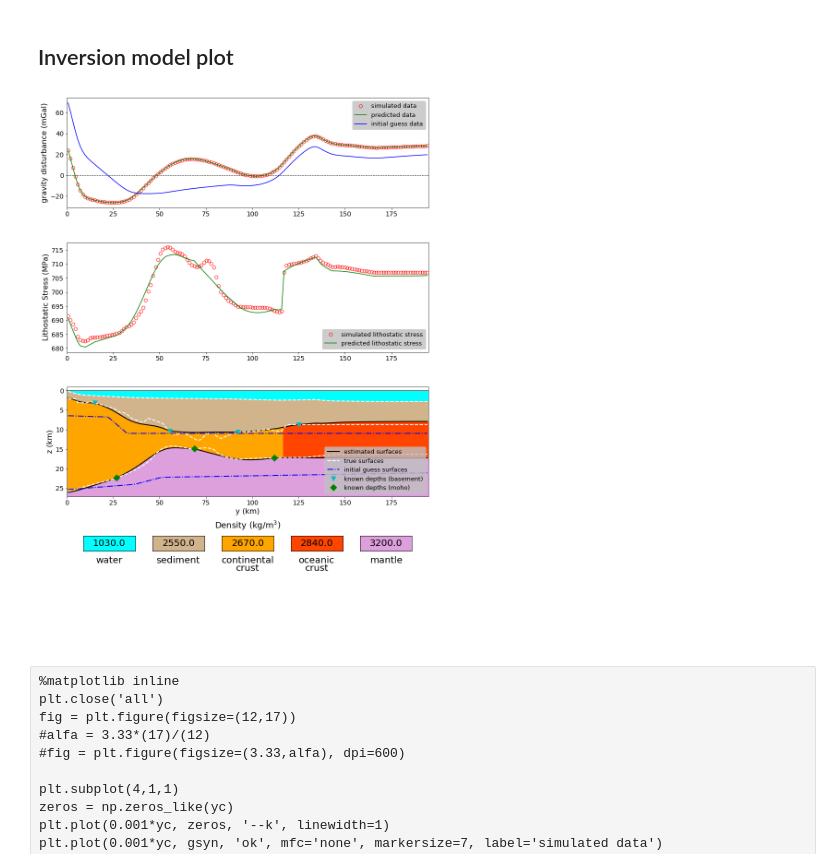
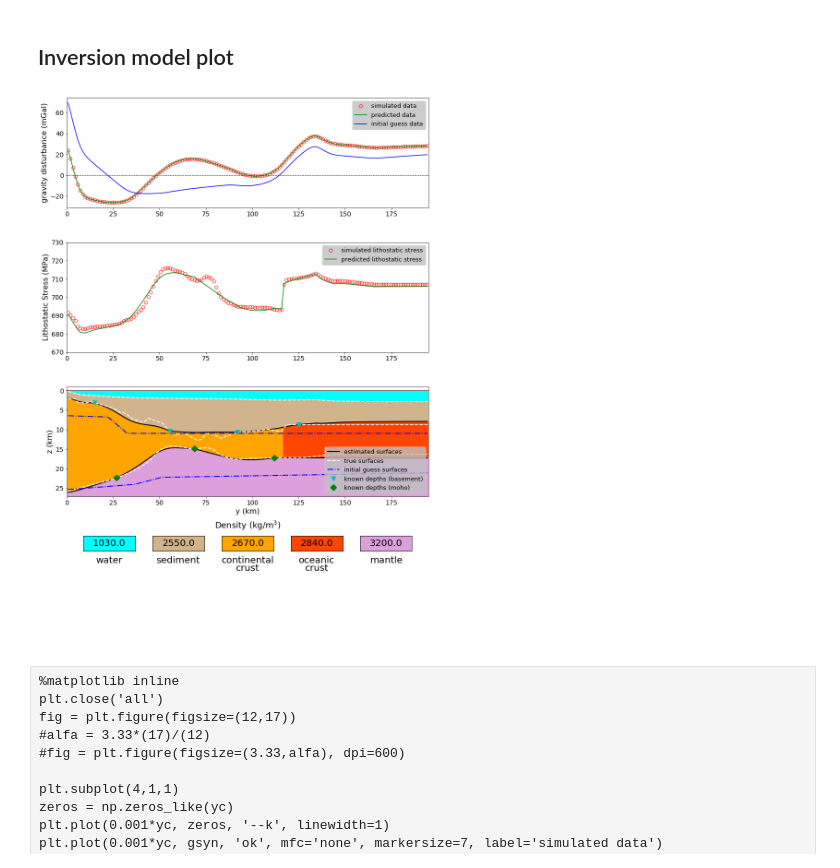
Before and after one commit to pinga-lab/paper-isostatic-grav2D, a Jupyter notebook: code/model_simple_I_pressao_litostatica.ipynb, the cells around one changed output. Cells and saved outputs as stored; diff of their text form; code cells hidden in the pictures.

```diff
--- a/code/model_simple_I_pressao_litostatica.ipynb
+++ b/code/model_simple_I_pressao_litostatica.ipynb
@@ -233,6 +233,7 @@ plt.subplot(4,1,2)
 mpl.plot(0.001*yc, sgm_true, 'or', mfc='none', markersize=7, label='simulated lithostatic stress')
 mpl.plot(0.001*yc, sgm, '-g', label='predicted lithostatic stress')
 plt.xlim(0.001*ymin, 0.001*ymax)
+plt.ylim(670.,730.)
 #plt.ylabel('Normalized Lithostatic Stress', fontsize=16)
 plt.ylabel('Lithostatic Stress (MPa)', fontsize=16)
 plt.xticks(fontsize=14)
@@ -314,34 +315,34 @@ for color, density, layers1, layers2 in zip(colors_list, density_list, layers_li
     yi_text2 = Y - Y*0.28
     yi_text3 = Y - Y*0.075
 
     plt.text(x+w*0.375, yi_text1, layers1, fontsize=(w*0.14), horizontalalignment='center', verticalalignment='top')
     plt.text(x+w*0.375, yi_text2, layers2, fontsize=(w*0.14), horizontalalignment='center', verticalalignment='top')
     plt.text(x+w*0.375, yi_text3, density, fontsize=(w*0.14), horizontalalignment='center', verticalalignment='center')
     i-=1
     poly1 = Polygon(np.array([[x, x+w*0.75, x+w*0.75, x], [yi_line, yi_line, yf_line1, yf_line1]]).T)
     poly2 = Polygon(np.array([[x, x+w*0.75, x+w*0.75, x], [yf_line1, yf_line1, yf_line2, yf_line2]]).T)
     poly3 = Polygon(np.array([[x, x+w*0.75, x+w*0.75, x], [yf_line2, yf_line2, yf_line3, yf_line3]]).T)
     poly4 = Polygon(np.array([[x, x+w*0.75, x+w*0.75, x], [yf_line3, yf_line3, yf_line4, yf_line4]]).T)
     poly5 = Polygon(np.array([[x, x+w*0.75, x+w*0.75, x], [yf_line4, yf_line4, yf_line5, yf_line5]]).T)
     poly6 = Polygon(np.array([[x, x+w*0.75, x+w*0.75, x], [yf_line5, yf_line5, yf_line6, yf_line6]]).T)
     poly7 = Polygon(np.array([[x, x+w*0.75, x+w*0.75, x], [yf_line6, yf_line6, yf_line7, yf_line7]]).T)
     mpl.polygon(poly1, style='None', linewidth=1, fill=color)
     mpl.polygon(poly2, style='None', linewidth=0, fill='white')
     mpl.polygon(poly3, style='None', linewidth=0, fill='white')
     mpl.polygon(poly4, style='None', linewidth=0, fill='white')
     mpl.polygon(poly5, style='None', linewidth=0, fill='white')
     mpl.polygon(poly6, style='None', linewidth=0, fill='white')
     mpl.polygon(poly7, style='None', linewidth=0, fill='white')
 
 plt.tight_layout()
 
 #mpl.savefig('../manuscript/figures/model-simple-I.png', dpi='figure')
 #mpl.savefig('../manuscript/figures/model-simple-I-no-stripes.png', dpi='figure')
 #mpl.savefig('../manuscript/figures/model-simple-I-no-vinc-isostatic.png', dpi='figure')
 #mpl.savefig('../manuscript/figures/model-simple-I-no-vinc-isostatic-no-stripes.png', dpi='figure')
 plt.show()
 # %% [output]
-[figure, old version]
+[figure, new version]
 # %% [raw]
 %matplotlib inline
 plt.close('all')
```
Also changed, not shown: parts of 2 cells of this notebook, 9 other files.
